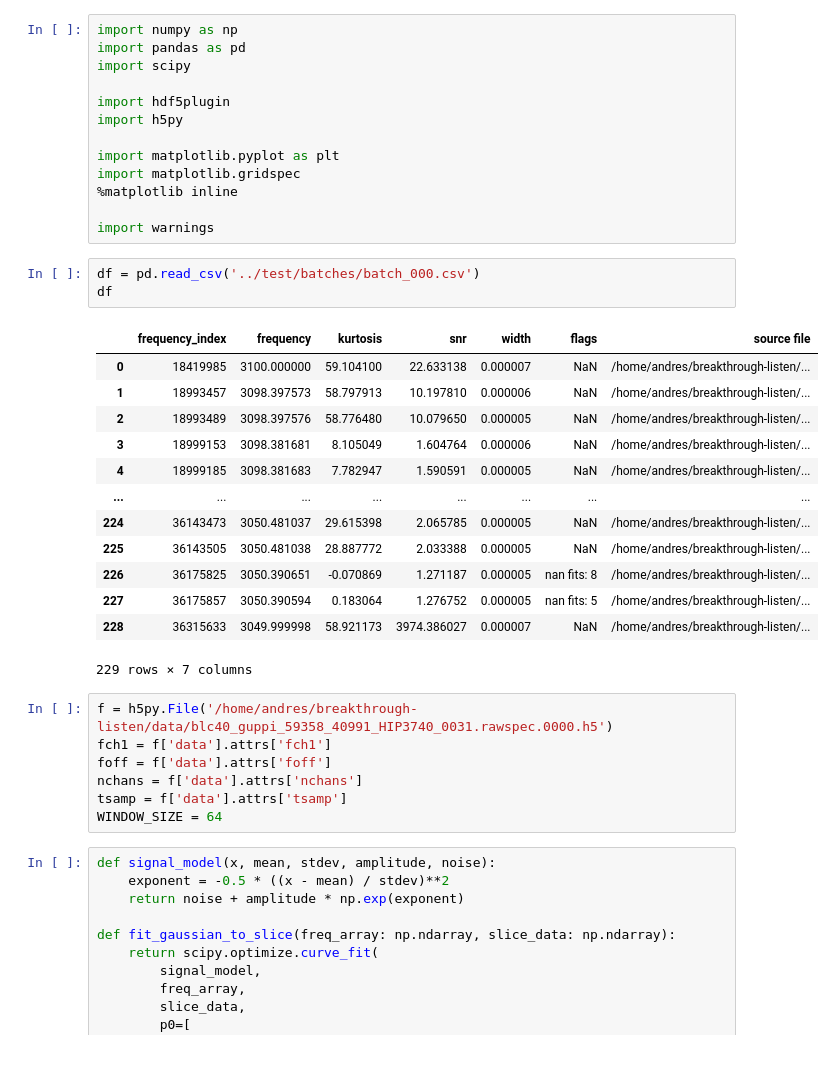
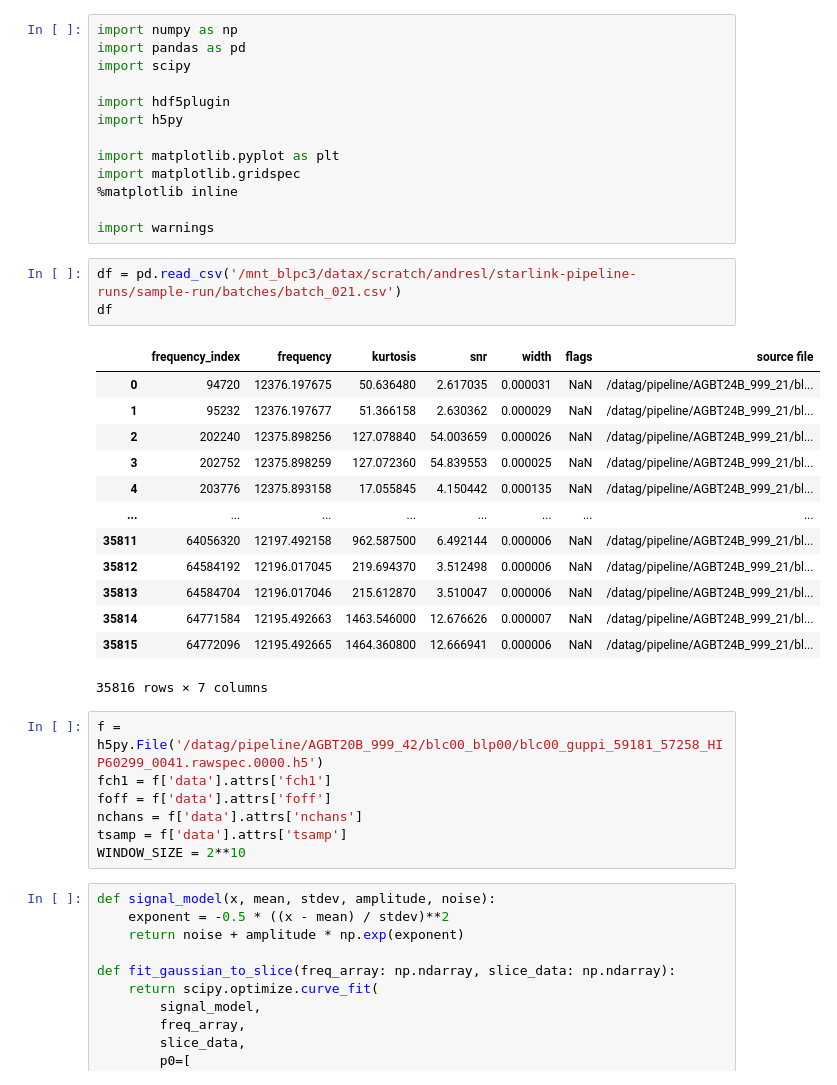
Before and after one commit to andres-luengo/bart, a Jupyter notebook: experiments/inspect_hits.ipynb, the cells around one changed output. Cells and saved outputs as stored; diff of their text form.

```diff
--- a/experiments/inspect_hits.ipynb
+++ b/experiments/inspect_hits.ipynb
@@ -12,29 +12,29 @@ import matplotlib.gridspec
 
 import warnings
 # %%
-df = pd.read_csv('../test/batches/batch_000.csv')
+df = pd.read_csv('/mnt_blpc3/datax/scratch/andresl/starlink-pipeline-runs/sample-run/batches/batch_021.csv')
 df
 # %% [output]
 |  | frequency_index | frequency | kurtosis | snr | width | flags | source file |
-| 0 | 18419985 | 3100.000000 | 59.104100 | 22.633138 | 0.000007 | NaN | /home/andres/breakthrough-listen/... |
-| 1 | 18993457 | 3098.397573 | 58.797913 | 10.197810 | 0.000006 | NaN | /home/andres/breakthrough-listen/... |
-| 2 | 18993489 | 3098.397576 | 58.776480 | 10.079650 | 0.000005 | NaN | /home/andres/breakthrough-listen/... |
-| 3 | 18999153 | 3098.381681 | 8.105049 | 1.604764 | 0.000006 | NaN | /home/andres/breakthrough-listen/... |
-| 4 | 18999185 | 3098.381683 | 7.782947 | 1.590591 | 0.000005 | NaN | /home/andres/breakthrough-listen/... |
+| 0 | 94720 | 12376.197675 | 50.636480 | 2.617035 | 0.000031 | NaN | /datag/pipeline/AGBT24B_999_21/bl... |
+| 1 | 95232 | 12376.197677 | 51.366158 | 2.630362 | 0.000029 | NaN | /datag/pipeline/AGBT24B_999_21/bl... |
+| 2 | 202240 | 12375.898256 | 127.078840 | 54.003659 | 0.000026 | NaN | /datag/pipeline/AGBT24B_999_21/bl... |
+| 3 | 202752 | 12375.898259 | 127.072360 | 54.839553 | 0.000025 | NaN | /datag/pipeline/AGBT24B_999_21/bl... |
+| 4 | 203776 | 12375.893158 | 17.055845 | 4.150442 | 0.000135 | NaN | /datag/pipeline/AGBT24B_999_21/bl... |
 | ... | ... | ... | ... | ... | ... | ... | ... |
-| 224 | 36143473 | 3050.481037 | 29.615398 | 2.065785 | 0.000005 | NaN | /home/andres/breakthrough-listen/... |
-| 225 | 36143505 | 3050.481038 | 28.887772 | 2.033388 | 0.000005 | NaN | /home/andres/breakthrough-listen/... |
-| 226 | 36175825 | 3050.390651 | -0.070869 | 1.271187 | 0.000005 | nan fits: 8 | /home/andres/breakthrough-listen/... |
-| 227 | 36175857 | 3050.390594 | 0.183064 | 1.276752 | 0.000005 | nan fits: 5 | /home/andres/breakthrough-listen/... |
-| 228 | 36315633 | 3049.999998 | 58.921173 | 3974.386027 | 0.000007 | NaN | /home/andres/breakthrough-listen/... |
+| 35811 | 64056320 | 12197.492158 | 962.587500 | 6.492144 | 0.000006 | NaN | /datag/pipeline/AGBT24B_999_21/bl... |
+| 35812 | 64584192 | 12196.017045 | 219.694370 | 3.512498 | 0.000006 | NaN | /datag/pipeline/AGBT24B_999_21/bl... |
+| 35813 | 64584704 | 12196.017046 | 215.612870 | 3.510047 | 0.000006 | NaN | /datag/pipeline/AGBT24B_999_21/bl... |
+| 35814 | 64771584 | 12195.492663 | 1463.546000 | 12.676626 | 0.000007 | NaN | /datag/pipeline/AGBT24B_999_21/bl... |
+| 35815 | 64772096 | 12195.492665 | 1464.360800 | 12.666941 | 0.000006 | NaN | /datag/pipeline/AGBT24B_999_21/bl... |
-229 rows × 7 columns
+35816 rows × 7 columns
 # %%
-f = h5py.File('/home/andres/breakthrough-listen/data/blc40_guppi_59358_40991_HIP3740_0031.rawspec.0000.h5')
+f = h5py.File('/datag/pipeline/AGBT20B_999_42/blc00_blp00/blc00_guppi_59181_57258_HIP60299_0041.rawspec.0000.h5')
 fch1 = f['data'].attrs['fch1']
 foff = f['data'].attrs['foff']
 nchans = f['data'].attrs['nchans']
 tsamp = f['data'].attrs['tsamp']
-WINDOW_SIZE = 64
+WINDOW_SIZE = 2**10
 # %%
 def signal_model(x, mean, stdev, amplitude, noise):
     exponent = -0.5 * ((x - mean) / stdev)**2
```
Also changed, not shown: parts of 3 cells of this notebook, 3 other files.
